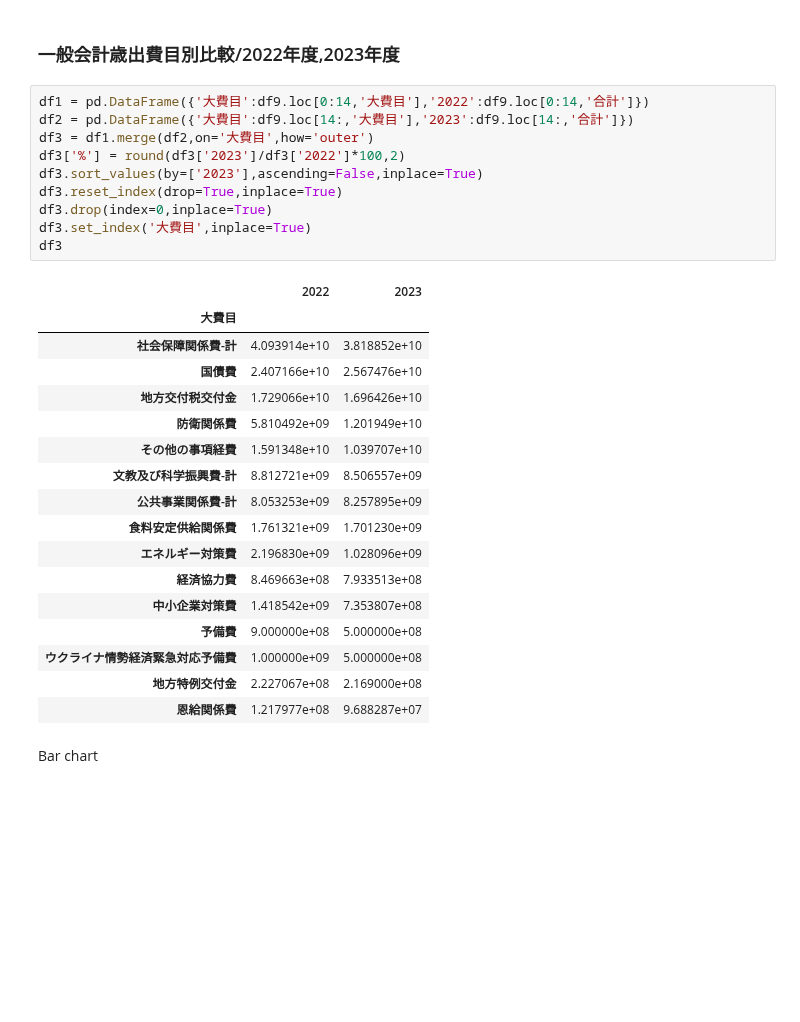
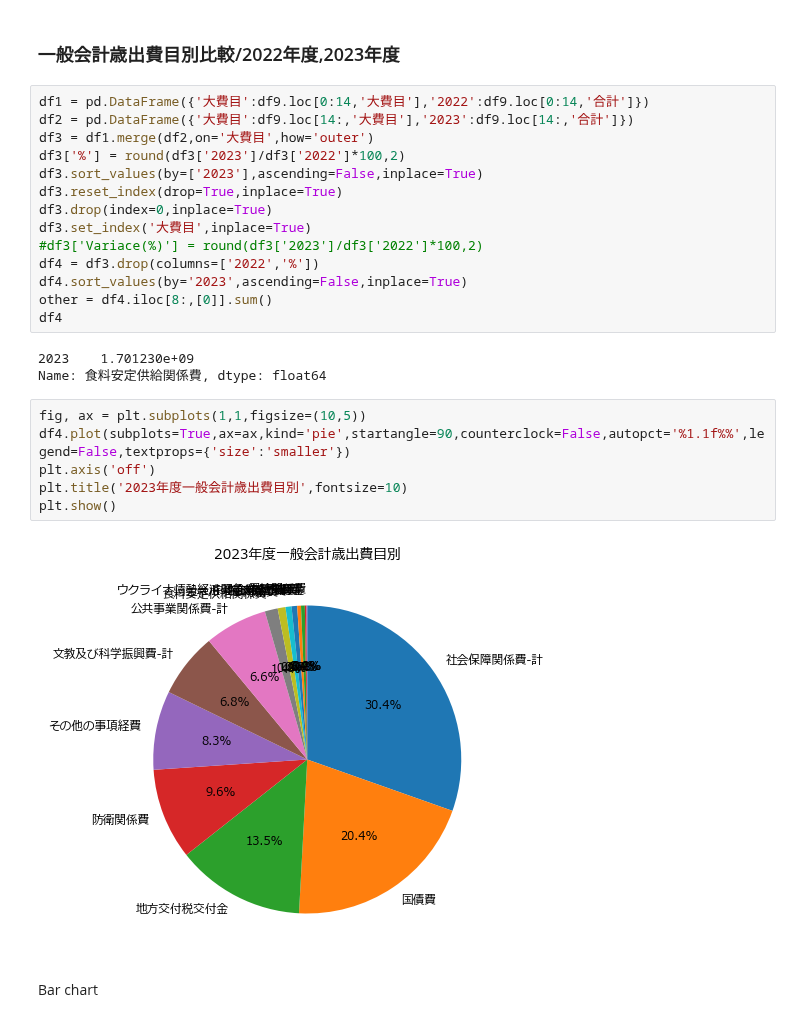
Before and after one commit to Pipikopimame/orbe_public2, a Jupyter notebook: 政府一般会計歳出.ipynb, the cells around one changed output. Drawn from its saved outputs; the diff is of its cells as text; blank space fills up the shorter version.

```diff
--- a/政府一般会計歳出.ipynb
+++ b/政府一般会計歳出.ipynb
@@ -186,25 +241,22 @@ df3.sort_values(by=['2023'],ascending=False,inplace=True)
 df3.reset_index(drop=True,inplace=True)
 df3.drop(index=0,inplace=True)
 df3.set_index('大費目',inplace=True)
-df3
+#df3['Variace(%)'] = round(df3['2023']/df3['2022']*100,2)
+df4 = df3.drop(columns=['2022','%'])
+df4.sort_values(by='2023',ascending=False,inplace=True)
+other = df4.iloc[8:,[0]].sum()
+df4
 # %% [output]
-|  | 2022 | 2023 |
-| 大費目 |  |  |
-| 社会保障関係費-計 | 4.093914e+10 | 3.818852e+10 |
-| 国債費 | 2.407166e+10 | 2.567476e+10 |
-| 地方交付税交付金 | 1.729066e+10 | 1.696426e+10 |
-| 防衛関係費 | 5.810492e+09 | 1.201949e+10 |
-| その他の事項経費 | 1.591348e+10 | 1.039707e+10 |
-| 文教及び科学振興費-計 | 8.812721e+09 | 8.506557e+09 |
-| 公共事業関係費-計 | 8.053253e+09 | 8.257895e+09 |
-| 食料安定供給関係費 | 1.761321e+09 | 1.701230e+09 |
-| エネルギー対策費 | 2.196830e+09 | 1.028096e+09 |
-| 経済協力費 | 8.469663e+08 | 7.933513e+08 |
-| 中小企業対策費 | 1.418542e+09 | 7.353807e+08 |
-| 予備費 | 9.000000e+08 | 5.000000e+08 |
-| ウクライナ情勢経済緊急対応予備費 | 1.000000e+09 | 5.000000e+08 |
-| 地方特例交付金 | 2.227067e+08 | 2.169000e+08 |
-| 恩給関係費 | 1.217977e+08 | 9.688287e+07 |
+2023    1.701230e+09
+Name: 食料安定供給関係費, dtype: float64
+# %%
+fig, ax = plt.subplots(1,1,figsize=(10,5))
+df4.plot(subplots=True,ax=ax,kind='pie',startangle=90,counterclock=False,autopct='%1.1f%%',legend=False,textprops={'size':'smaller'})
+plt.axis('off')
+plt.title('2023年度一般会計歳出費目別',fontsize=10)
+plt.show()
+# %% [output]
+[figure, added]
 # %% [markdown]
 <p>Bar chart</p>
 # %%
```
Also changed, not shown: parts of 8 cells of this notebook.
